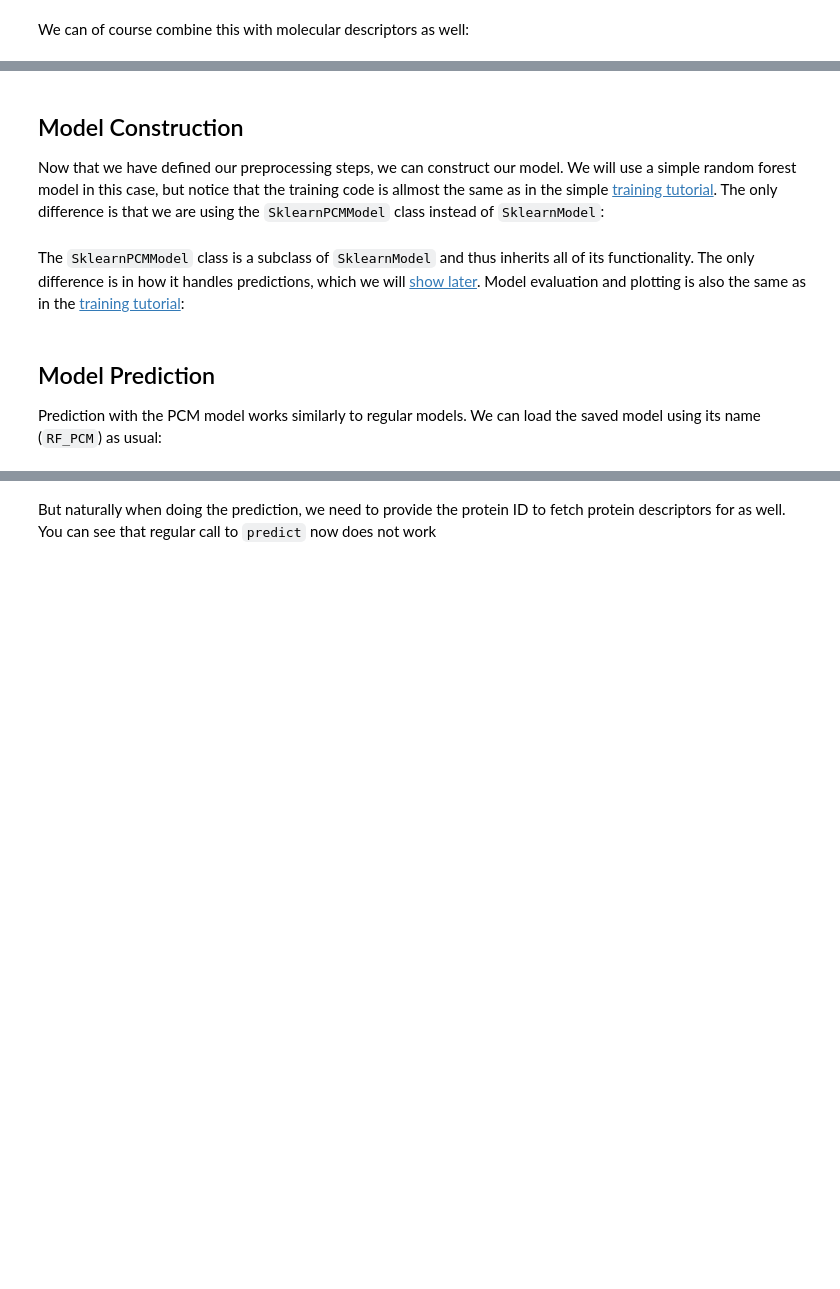
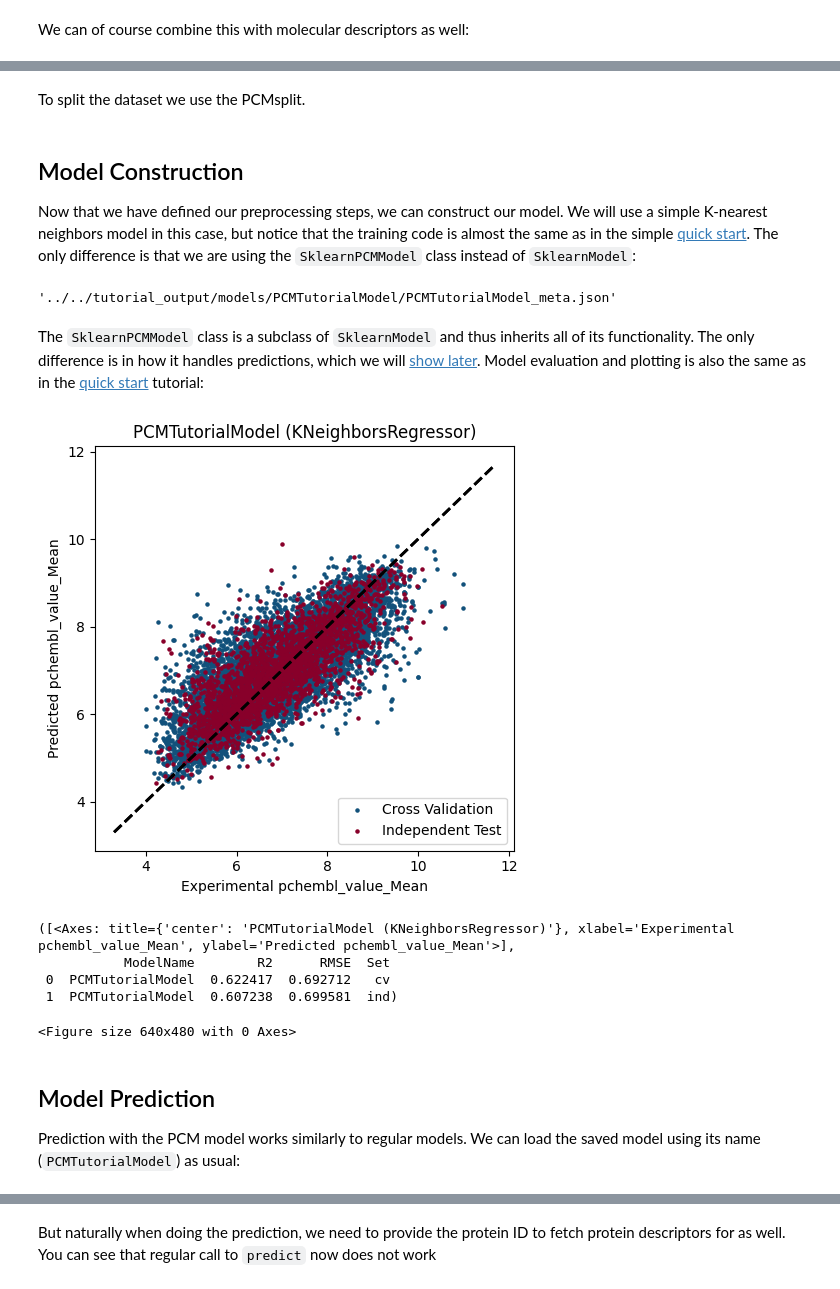
Before and after one commit to CDDLeiden/QSPRpred, a Jupyter notebook: tutorials/advanced/modelling/PCM_modelling.ipynb, the cells around one changed output, grey strips where cells are left out. Cells and saved outputs as stored; diff of their text form; code cells hidden in the pictures; blank space fills up the shorter version.

```diff
--- a/tutorials/advanced/modelling/PCM_modelling.ipynb
+++ b/tutorials/advanced/modelling/PCM_modelling.ipynb
@@ -153,0 +183,2 @@ dataset.getDescriptors()
+# %% [markdown]
+To split the dataset we use the PCMsplit.
@@ -154,7 +190,7 @@ dataset.getDescriptors()
 # %% [markdown]
 ## Model Construction
 
-Now that we have defined our preprocessing steps, we can construct our model. We will use a simple random forest model in this case, but notice that the training code is allmost the same as in the simple [training tutorial](./tutorial_training.ipynb). The only difference is that we are using the `SklearnPCMModel` class instead of `SklearnModel`:
+Now that we have defined our preprocessing steps, we can construct our model. We will use a simple K-nearest neighbors model in this case, but notice that the training code is almost the same as in the simple [quick start](../../quick_start.ipynb). The only difference is that we are using the `SklearnPCMModel` class instead of `SklearnModel`:
 # %%
 from sklearn.neighbors import KNeighborsRegressor
 from qsprpred.extra.models.pcm import SklearnPCMModel
@@ -164,28 +200,39 @@ from qsprpred.models.metrics import SklearnMetric
 os.makedirs('../../tutorial_output/data', exist_ok=True)
 
 model = SklearnPCMModel(
-    base_dir = '../../tutorial_output/models',
+    base_dir='../../tutorial_output/models',
     data=dataset,
-    alg = KNeighborsRegressor(),
+    alg=KNeighborsRegressor,
     name='PCMTutorialModel',
-    random_state=42
 )
 
 score_func = SklearnMetric.getDefaultMetric(model.task)
 CrossValAssessor(scoring = score_func)(model)
 TestSetAssessor(scoring = score_func)(model)
 model.fitAttached()
+# %% [output]
+'../../tutorial_output/models/PCMTutorialModel/PCMTutorialModel_meta.json'
+# %%
+from qsprpred.extra.models.pcm import SklearnPCMModel
+model = SklearnPCMModel.fromFile("../../tutorial_output/models/PCMTutorialModel/PCMTutorialModel_meta.json")
 # %% [markdown]
-The `SklearnPCMModel` class is a subclass of `SklearnModel` and thus inherits all of its functionality. The only difference is in how it handles predictions, which we will [show later](#model-prediction). Model evaluation and plotting is also the same as in the [training tutorial](./tutorial_training.ipynb):
+The `SklearnPCMModel` class is a subclass of `SklearnModel` and thus inherits all of its functionality. The only difference is in how it handles predictions, which we will [show later](#model-prediction). Model evaluation and plotting is also the same as in the [quick start](../../quick_start.ipynb) tutorial:
 # %%
 from qsprpred.plotting.regression import CorrelationPlot
 
 plot = CorrelationPlot([model])
-plot.make(save=True, show=True, property_name="pchembl_value_Mean")
+plot.make(save=False, show=True, property_name="pchembl_value_Mean")
+# %% [output]
+[figure, added]
+([<Axes: title={'center': 'PCMTutorialModel (KNeighborsRegressor)'}, xlabel='Experimental pchembl_value_Mean', ylabel='Predicted pchembl_value_Mean'>],
+           ModelName        R2      RMSE  Set
+ 0  PCMTutorialModel  0.622417  0.692712   cv
+ 1  PCMTutorialModel  0.607238  0.699581  ind)
+<Figure size 640x480 with 0 Axes>
 # %% [markdown]
 ## Model Prediction
 
-Prediction with the PCM model works similarly to regular models. We can load the saved model using its name (`RF_PCM`) as usual:
+Prediction with the PCM model works similarly to regular models. We can load the saved model using its name (`PCMTutorialModel`) as usual:
 # %%
 model_from_files = SklearnPCMModel(name='PCMTutorialModel', base_dir = '../../tutorial_output/models')
 model_from_files
```
Also changed, not shown: parts of 14 cells of this notebook, 1 other file.
